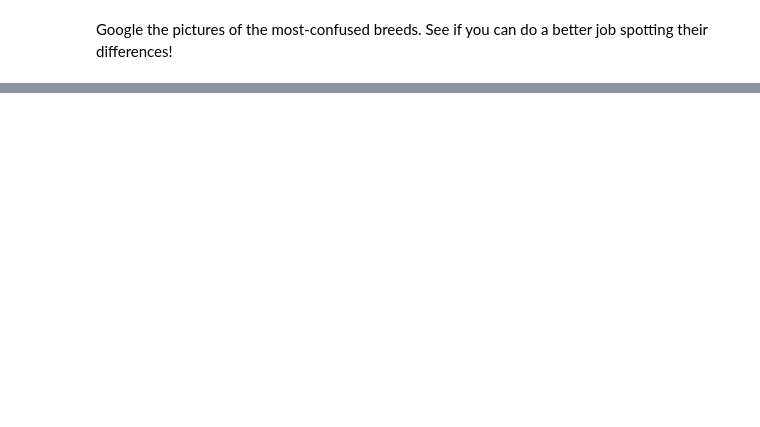
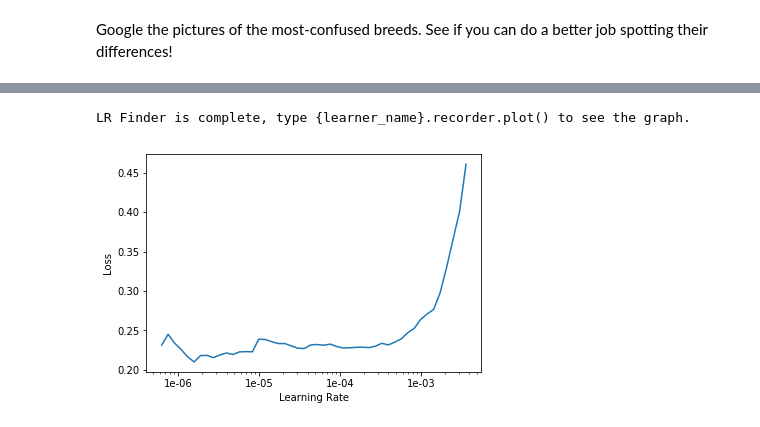
Before and after one commit to ericlingit/fastai-notes, a Jupyter notebook: practice/lesson1v3-code-practice-part-A-Answer.ipynb, the cells around one changed output, grey strips where cells are left out. Saved outputs shown, nothing was run; the diff lists cells and outputs as text; code cells hidden in the pictures; blank space fills up the shorter version.

```diff
--- a/practice/lesson1v3-code-practice-part-A-Answer.ipynb
+++ b/practice/lesson1v3-code-practice-part-A-Answer.ipynb
@@ -189,0 +204,3 @@ Google the pictures of the most-confused breeds. See if you can do a better job
+# %%
+# fit one more
+learn.fit_one_cycle(1)
@@ -189,0 +217,3 @@ Google the pictures of the most-confused breeds. See if you can do a better job
+# %%
+# undo the change if broken
+learn = learn.load('stage-1')
@@ -189,0 +238,10 @@ Google the pictures of the most-confused breeds. See if you can do a better job
+# %%
+# find a good learning rate
+learn.lr_find()
+# %% [output]
+LR Finder is complete, type {learner_name}.recorder.plot() to see the graph.
+# %%
+# plot the result
+learn.recorder.plot()
+# %% [output]
+[figure, added]
```
Also changed, not shown: parts of 14 cells of this notebook, 1 other file.
